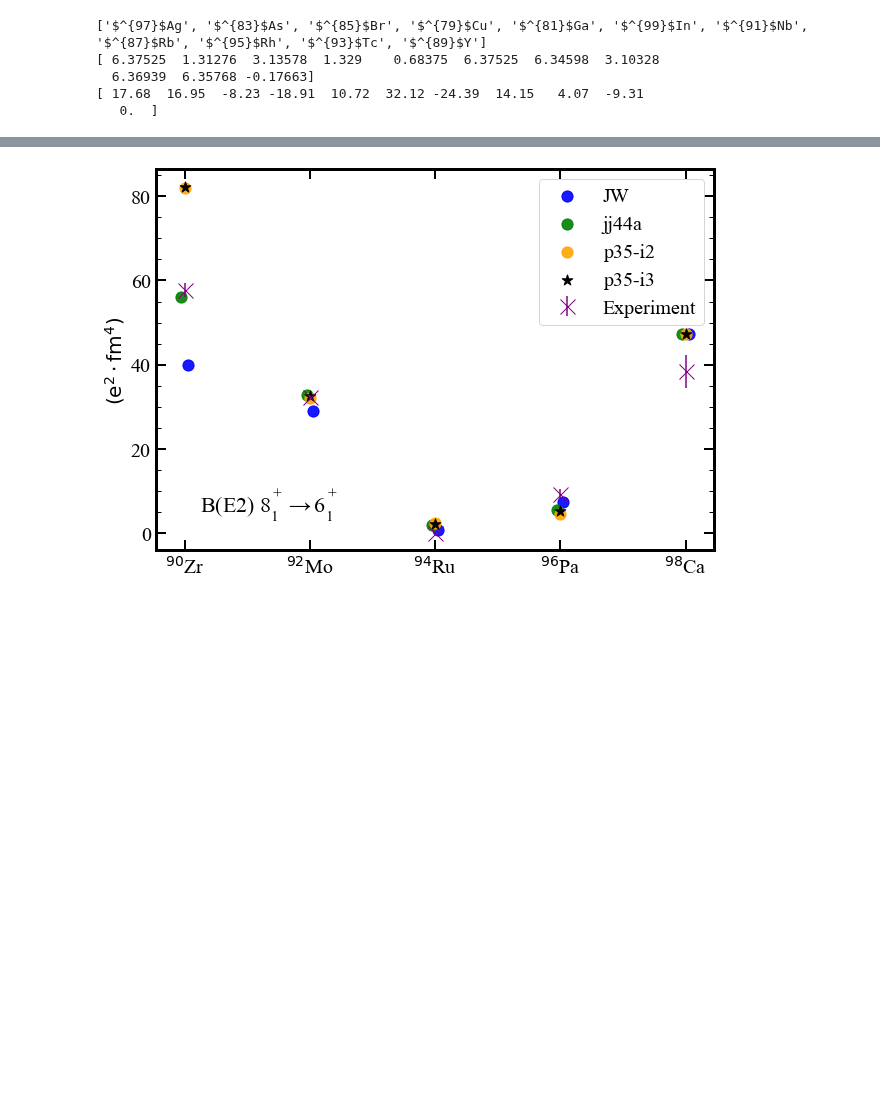
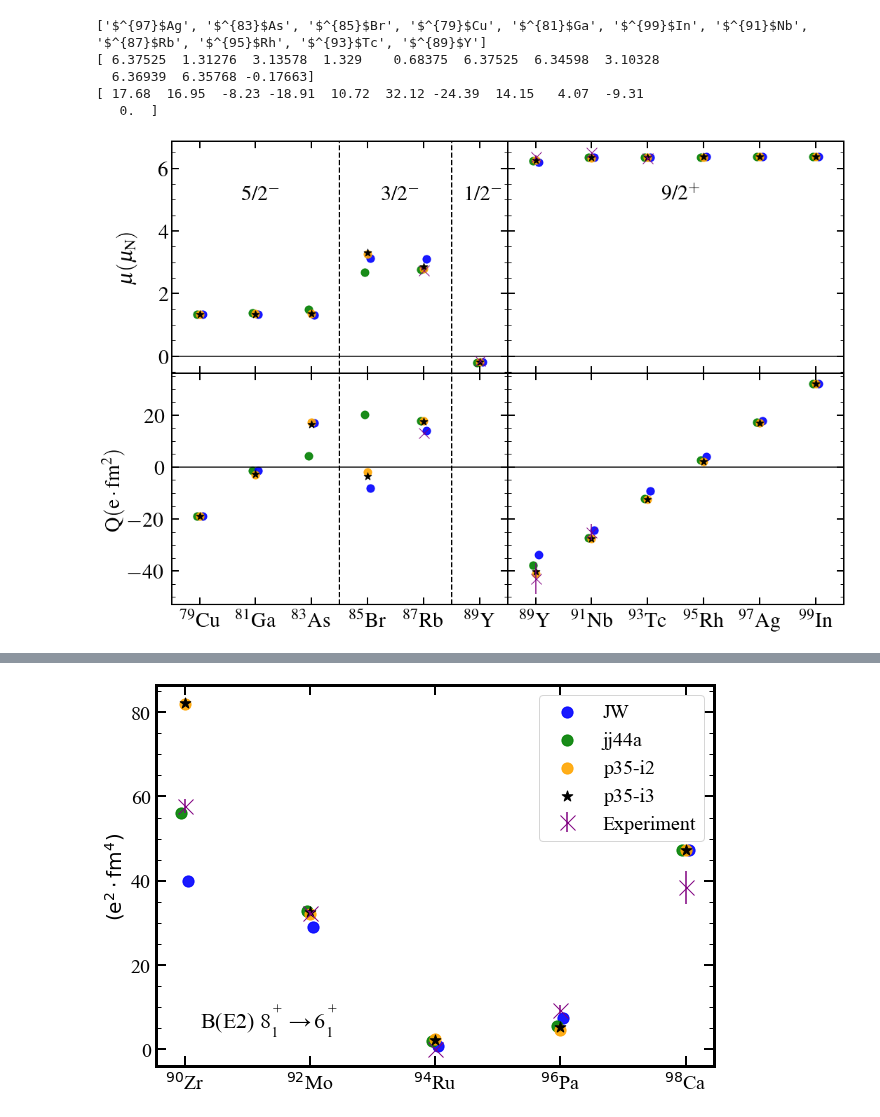
Before and after one commit to JordanPurcell/Research, a Jupyter notebook: plots/EM_properties.ipynb, the cells around one changed output, grey strips where cells are left out. Cells and saved outputs as stored; diff of their text form; code cells hidden in the pictures; blank space fills up the shorter version.

Commit message:
Updated Plotting Code
Replaced muQ plots

```diff
--- a/plots/EM_properties.ipynb
+++ b/plots/EM_properties.ipynb
@@ -7,9 +7,10 @@ import os
 plt.rc('axes', labelsize=25)
 plt.rc('xtick', labelsize=20)
 plt.rc('ytick', labelsize=20)
-#plt.rcParams['text.usetex'] = True
 plt.rcParams["font.family"] = "Times New Roman"
-plt.rcParams['axes.linewidth'] = 3.0
+plt.rcParams['axes.linewidth'] = 2.0
+plt.rcParams["text.usetex"] = True
+plt.rcParams["text.latex.preamble"] = r"\usepackage{mathptmx}"
 
 A_even = [80, 82, 84, 86, 88, 90, 92, 94, 96, 98]                           # Even nucleon numbers
 A_odd = [79, 81, 83, 85, 87, 89, 91, 93, 95, 97, 99]                        # Odd nucleon
@@ -227,3 +228,85 @@ odd_dipoles[0][1] = 1.48718
 odd_Q[0][1] = 4.20
 odd_dipoles[1][4] = 1.3297
 odd_Q[1][4] = -1.27
+# %%
+#f, ax = plt.subplots(3,2, sharex='col', sharey='row', gridspec_kw={'width_ratios': [2, 1]})
+f, ax = plt.subplots(2,2, sharex='col', sharey='row', gridspec_kw={'width_ratios':[6,6]})
+f.set_figwidth(15)
+f.set_figheight(10)
+
+plt.setp(ax[1][0], xticks=odd_A, xticklabels=odd_ticks)
+plt.setp(ax[1][1], xticks=m9_A, xticklabels=m9_ticks)
+
+xodd = [i for i in range(A_odd[0]-1, A_odd[len(A_odd)-1]+2)]
+xeven = [i for i in range(A_even[0]-1, A_even[len(A_even)-1]+3)]
+ax[1][0].set_xlim(78, 90)
+ax[1][1].set_xlim(88, 100)
+
+ax[0][0].plot(xodd, np.zeros(len(xodd)), color='black', linestyle='solid')
+ax[1][0].plot(xodd, np.zeros(len(xodd)), color='black', linestyle='solid')
+ax[0][1].plot(xeven, np.zeros(len(xeven)), color='black', linestyle='solid')
+ax[1][1].plot(xeven, np.zeros(len(xeven)), color='black', linestyle='solid')
+
+
+ax[0][0].scatter([odd_A[i] - 0.1 for i in range(len(odd_A))], odd_dipoles[0], color='green', s = 125, label='jj44a', alpha=0.9)
+ax[0][0].scatter([odd_A[i] + 0.1 for i in range(len(odd_A))], odd_dipoles[1], color='blue',  s = 125, label='JW', alpha=0.9)
+ax[0][0].scatter(odd_A, odd_dipoles[2], color='orange', s = 125, label='p35-i2', alpha=0.9)
+ax[0][0].scatter(odd_A, odd_dipoles[3], color='black', marker='*', s = 125, label='p35-i3')
+ax[0][0].errorbar([87, 89, 91], [2.75131, -0.1374154, 6.521], yerr=[0.00012, 0.0000003, 0.002],
+                    fmt='x', mfc='purple', mec='purple', ecolor='purple', ms=15, label='Experiment')
+
+# the :10 for odd_Q is to not include the Q values for 89Y, which has no quadrupole moment in the 1/2 state
+ax[1][0].scatter([odd_A[i] - 0.1 for i in range(len(odd_A)-1)], odd_Q[0][:10], color='green', s = 125, label='jj44a', alpha=0.9)
+ax[1][0].scatter([odd_A[i] + 0.1 for i in range(len(odd_A)-1)], odd_Q[1][:10], color='blue',  s = 125, label='JW', alpha=0.9)
+ax[1][0].scatter(odd_A[:10], odd_Q[2][:10], color='orange', s = 125, label='p35-i2', alpha=0.9)
+ax[1][0].scatter(odd_A[:10], odd_Q[3][:10], color='black', marker='*', s = 125, label='p35-i3')
+ax[1][0].errorbar([87, 91], [13.2, -25], yerr=[0.1, 3],
+                    fmt='x', mfc='purple', mec='purple', ecolor='purple', ms=15, label='Experiment')
+
+ax[0][1].scatter([m9_A[i] - 0.1 for i in range(len(m9_A))], odd_mu9[0], color='green', s = 125, label='jj44a', alpha=0.9)
+ax[0][1].scatter([m9_A[i] + 0.1 for i in range(len(m9_A))], odd_mu9[1], color='blue',  s = 125, label='JW', alpha=0.9)
+ax[0][1].scatter(m9_A, odd_mu9[2], color='orange', s = 125, label='p35-i2', alpha=0.9)
+ax[0][1].scatter(m9_A, odd_mu9[3], color='black', marker='*', s = 125, label='p35-i3')
+ax[0][1].errorbar([89, 91, 93], [6.37, 6.521, 6.32], yerr=[0.04, 0.002, 0.06],
+                    fmt='x', mfc='purple', mec='purple', ecolor='purple', ms=15, label='Experiment')
+
+ax[1][1].scatter([m9_A[i] - 0.1 for i in range(len(m9_A))], odd_Q9[0], color='green', s = 125, label='jj44a', alpha=0.9)
+ax[1][1].scatter([m9_A[i] + 0.1 for i in range(len(m9_A))], odd_Q9[1], color='blue',  s = 125, label='JW', alpha=0.9)
+ax[1][1].scatter(m9_A, odd_Q9[2], color='orange', s = 125, label='p35-i2', alpha=0.9)
+ax[1][1].scatter(m9_A, odd_Q9[3], color='black', marker='*', s = 125, label='p35-i3')
+ax[1][1].errorbar([89, 91], [-43, -25], yerr=[6, 3],
+                    fmt='x', mfc='purple', mec='purple', ecolor='purple', ms=15, label='Experiment')
+
+ax[0][0].tick_params(axis="both", which="major", direction="in", left=True, right=True, top=True, length=10, width=2, labelsize=30)
+ax[0][0].tick_params(axis="both", which="minor", direction="in", right=True, top=True, length=5, width=1, labelsize=30)
+ax[1][0].tick_params(axis="both", which="major", direction="in", right=True, top=True, length=10, width=2, labelsize=30, pad=10)
+ax[1][0].tick_params(axis="both", which="minor", direction="in", right=True, top=True, length=5, width=1, labelsize=30)
+
+ax[0][1].tick_params(which="major", direction="in", right=True, top=True, length=10, width=2, labelsize=30)
+ax[0][1].tick_params(which="minor", direction="in", right=True, top=True, length=5, width=1, labelsize=30)
+ax[1][1].tick_params(which="major", direction="in", right=True, top=True, length=10, width=2, labelsize=30, pad=10)
+ax[1][1].tick_params(which="minor", direction="in", right=True, top=True, length=5, width=1, labelsize=30)
+ax[1][1].xaxis.get_major_ticks()[1].set_pad(5)       # This adjust only the 97Ag label because it's behaving badly
+
+ax[0][0].set_ylabel('$\mathrm{\mu(\mu_{N})}$', labelpad=30, fontsize=30)
+ax[1][0].set_ylabel('$\mathrm{Q(e \cdot fm^2)}$', fontsize=30)
+
+ax[0][0].axvline(x = 84, ymin = 0, ymax = 7, color = 'k', linewidth=2, ls='--')
+ax[0][0].axvline(x = 88, ymin = 0, ymax = 7, color = 'k', linewidth=2, ls='--')
+ax[0][0].axvline(x = 90, ymin = 0, ymax = 7, color = 'k', linewidth=2, ls='--')
+ax[1][0].axvline(x = 84, ymin = 0, ymax = 7, color = 'k', linewidth=2, ls='--')
+ax[1][0].axvline(x = 88, ymin = 0, ymax = 7, color = 'k', linewidth=2, ls='--')
+ax[1][0].axvline(x = 90, ymin = 0, ymax = 7, color = 'k', linewidth=2, ls='--')
+
+ax[0][0].text(80.5, 5, '5/2$^{-}$', fontsize = 30)
+ax[0][0].text(85.5, 5, '3/2$^{-}$', fontsize = 30)
+ax[0][0].text(88.5, 5, '1/2$^{-}$', fontsize = 30)
+ax[0][1].text(93.5, 5, '9/2$^{+}$', fontsize = 30)
+
+plt.tight_layout()
+plt.subplots_adjust(wspace=0, hspace=0)
+ax[0][0].minorticks_on()
+ax[1][0].minorticks_on()
+plt.show()
+# %% [output]
+[figure, added]
```
Also changed, not shown: parts of 2 cells of this notebook, 2 other files.
